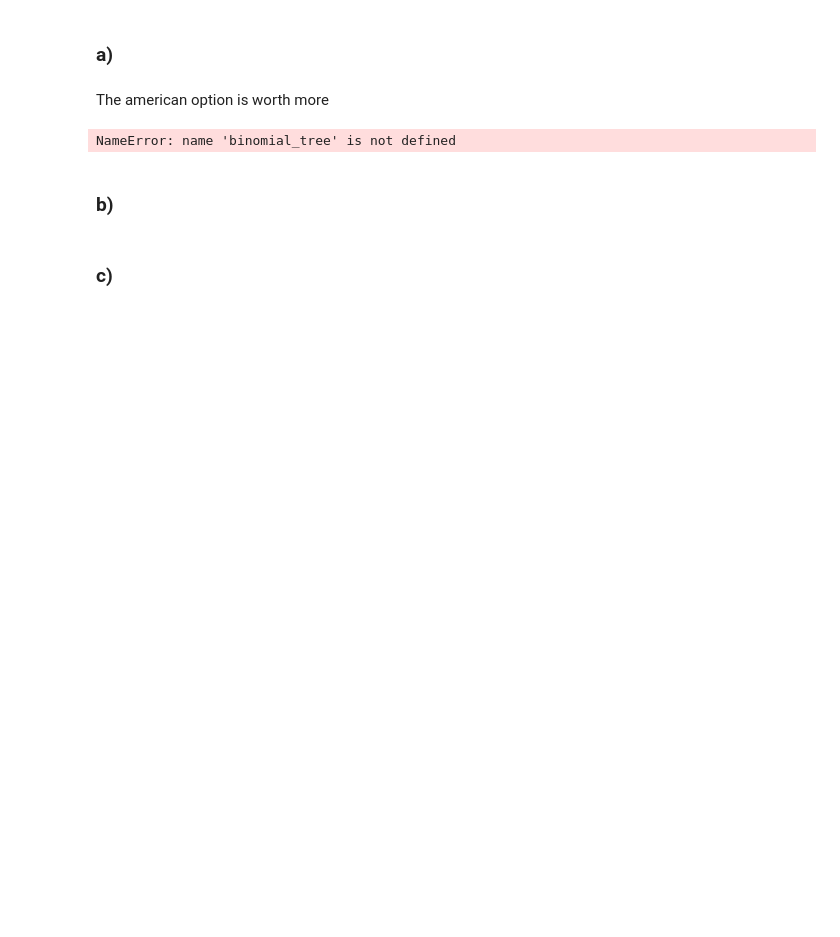
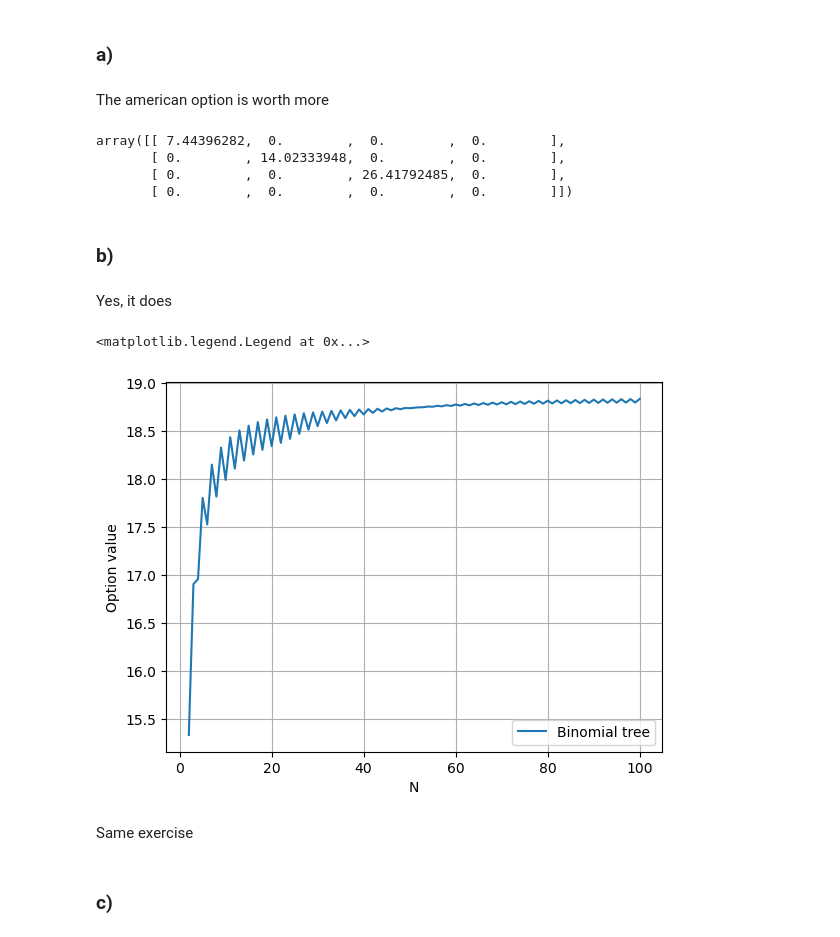
Before and after one commit to JuanSandalinas/Stochastic-Calculus, a Jupyter notebook: binomial.ipynb, the cells around one changed output. Drawn from its saved outputs; the diff is of its cells as text; code cells hidden in the pictures; blank space fills up the shorter version.

```diff
--- a/binomial.ipynb
+++ b/binomial.ipynb
@@ -220,16 +223,26 @@ American Put option
 The american option is worth more
 # %%
 ### Optimal execution
-np.where(binomial_tree.v_tree_american_put >binomial_tree.v_tree_american_put[0,0])
+binomial_tree.v_tree_american-binomial_tree.v_tree_european
 # %% [output]
-NameError: name 'binomial_tree' is not defined
+array([[ 7.44396282,  0.        ,  0.        ,  0.        ],
+       [ 0.        , 14.02333948,  0.        ,  0.        ],
+       [ 0.        ,  0.        , 26.41792485,  0.        ],
+       [ 0.        ,  0.        ,  0.        ,  0.        ]])
 # %% [markdown]
 ### b)
+# %% [markdown]
+Yes, it does
 # %%
 Ns = np.linspace(2,100, num = 99, dtype = int)
 values, bs = question_2(S,r,vol,T,Ns,K, option= 'American')
-plt.plot(Ns, values, marker = 'o' label = "Binomial tree")
+plt.plot(Ns, values, label = "Binomial tree")
 plt.xlabel('N')
 plt.ylabel('Option value')
 plt.grid(True)
 plt.legend()
+# %% [output]
+<matplotlib.legend.Legend at 0x...>
+[figure, added]
+# %% [markdown]
+Same exercise
```
Also changed, not shown: parts of 12 cells of this notebook, 2 other files.
